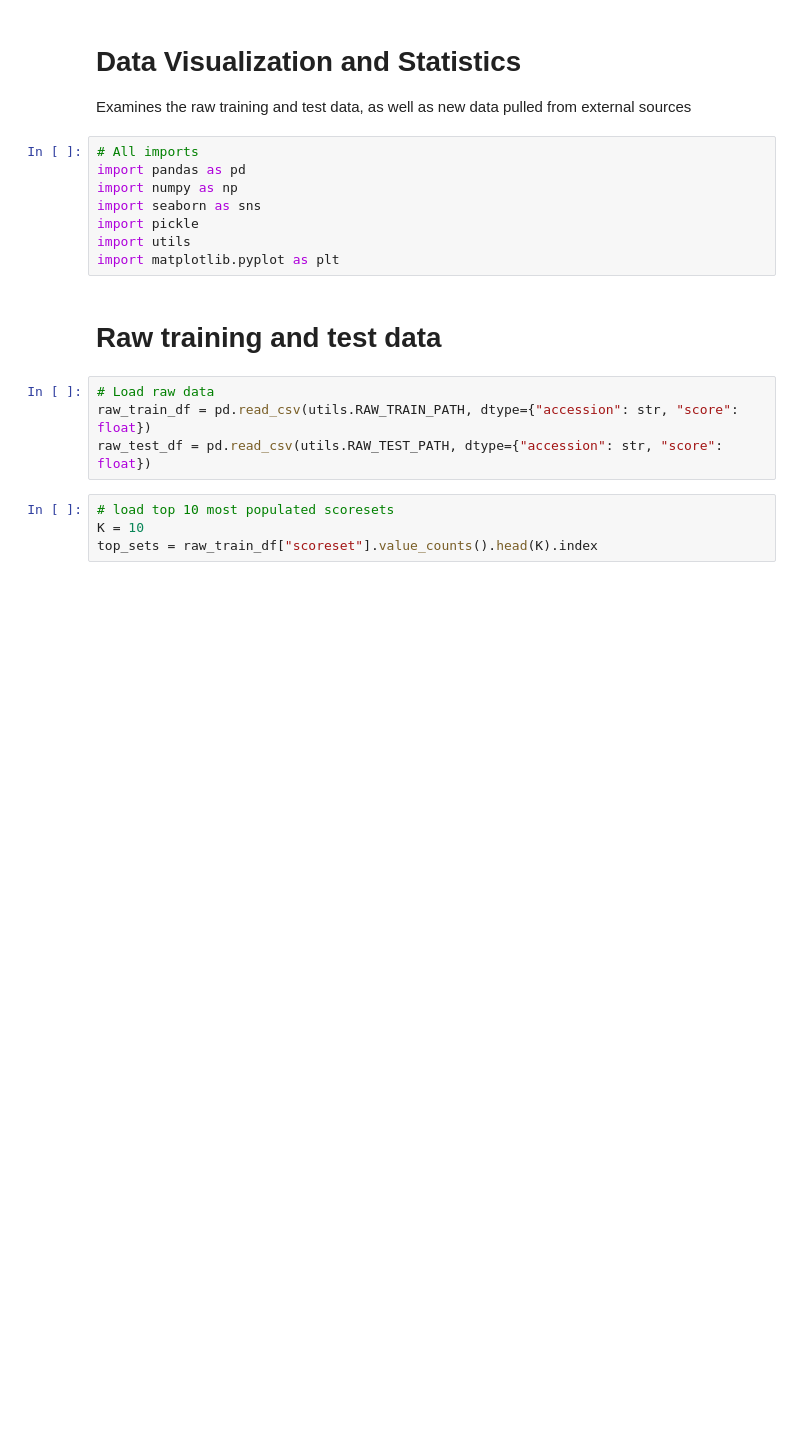
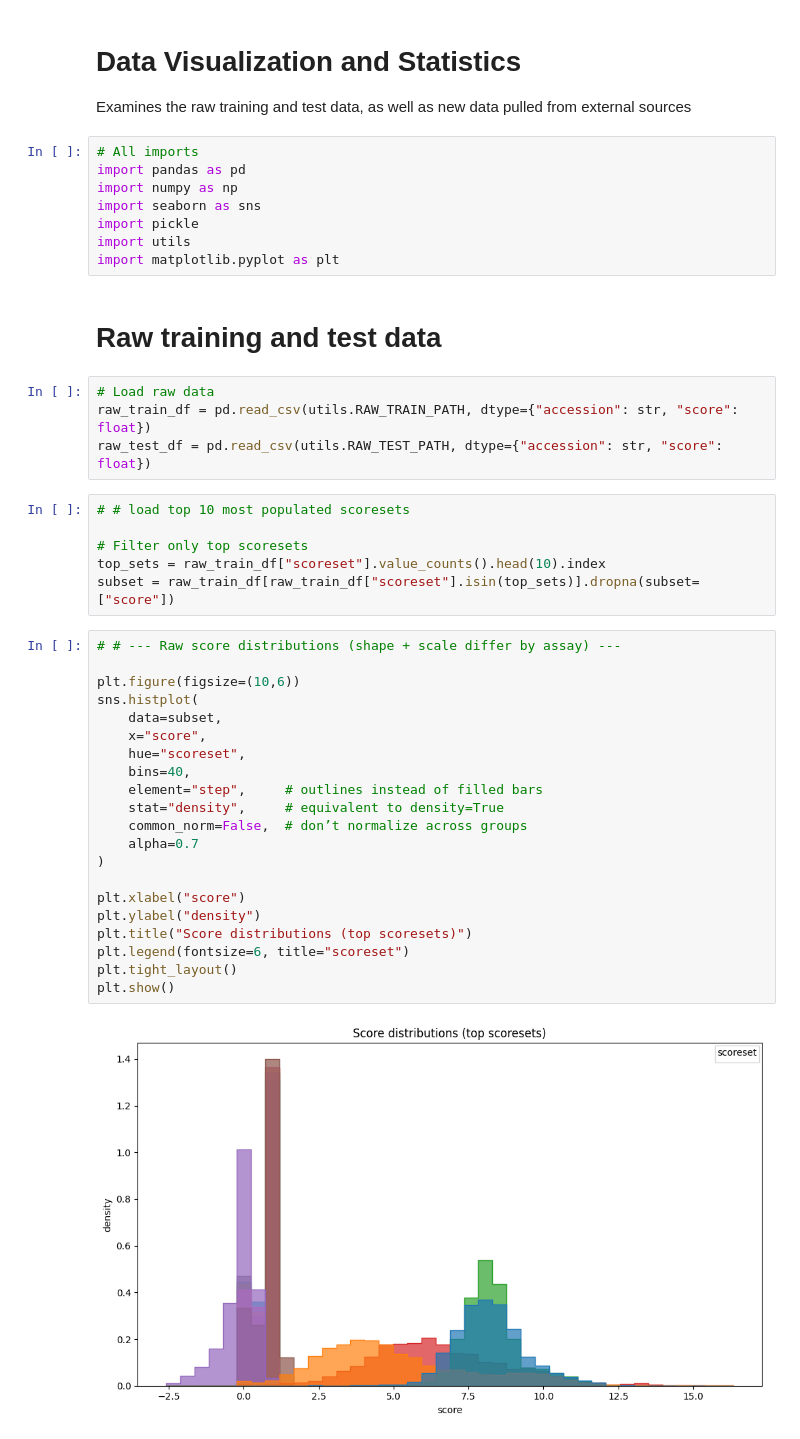
Before and after one commit to isaacdchu/mlm25_mavedb, a Jupyter notebook: notebooks/analysis.ipynb, the cells around one changed output. Saved outputs shown, nothing was run; the diff lists cells and outputs as text; blank space fills up the shorter version.

```diff
--- a/notebooks/analysis.ipynb
+++ b/notebooks/analysis.ipynb
@@ -16,6 +16,31 @@ import matplotlib.pyplot as plt
 raw_train_df = pd.read_csv(utils.RAW_TRAIN_PATH, dtype={"accession": str, "score": float})
 raw_test_df = pd.read_csv(utils.RAW_TEST_PATH, dtype={"accession": str, "score": float})
 # %%
-# load top 10 most populated scoresets
-K = 10
-top_sets = raw_train_df["scoreset"].value_counts().head(K).index
+# # load top 10 most populated scoresets
+
+# Filter only top scoresets
+top_sets = raw_train_df["scoreset"].value_counts().head(10).index
+subset = raw_train_df[raw_train_df["scoreset"].isin(top_sets)].dropna(subset=["score"])
+# %%
+# # --- Raw score distributions (shape + scale differ by assay) ---
+
+plt.figure(figsize=(10,6))
+sns.histplot(
+    data=subset,
+    x="score",
+    hue="scoreset",
+    bins=40,
+    element="step",     # outlines instead of filled bars
+    stat="density",     # equivalent to density=True
+    common_norm=False,  # don’t normalize across groups
+    alpha=0.7
+)
+
+plt.xlabel("score")
+plt.ylabel("density")
+plt.title("Score distributions (top scoresets)")
+plt.legend(fontsize=6, title="scoreset")
+plt.tight_layout()
+plt.show()
+# %% [output]
+[figure, added]
```
Also changed, not shown: parts of 2 cells of this notebook.
